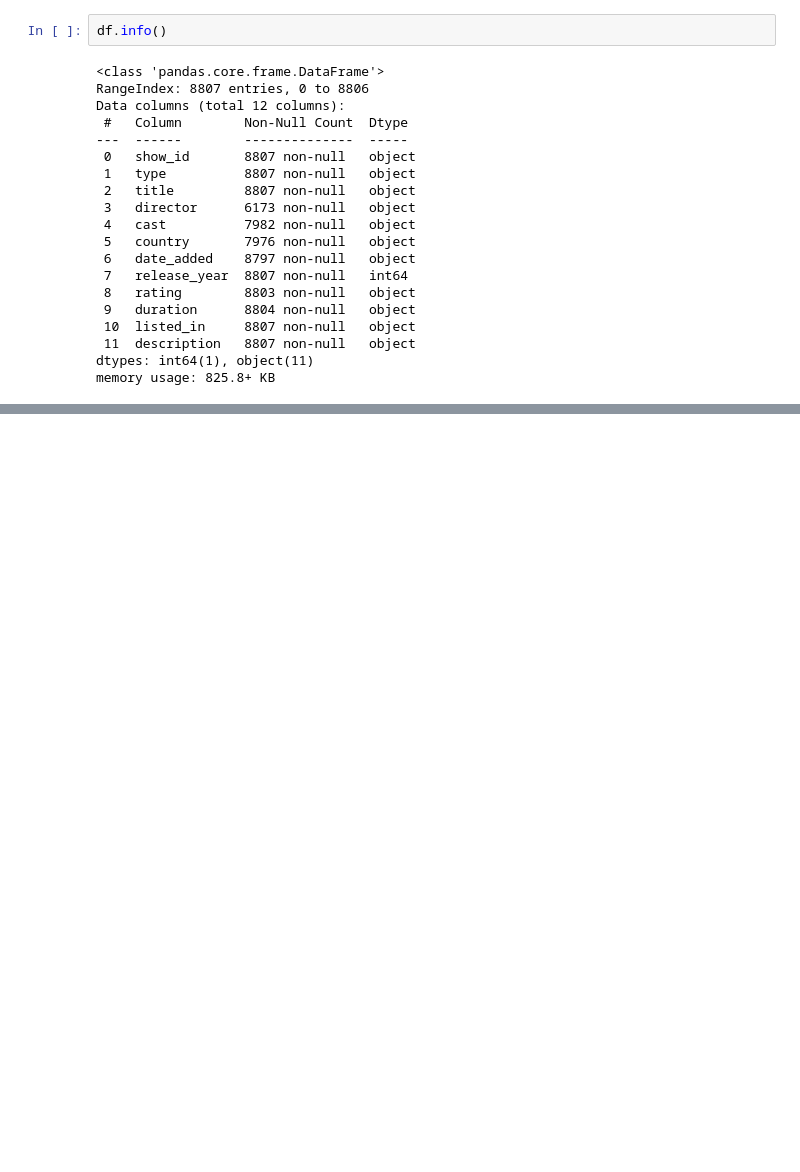
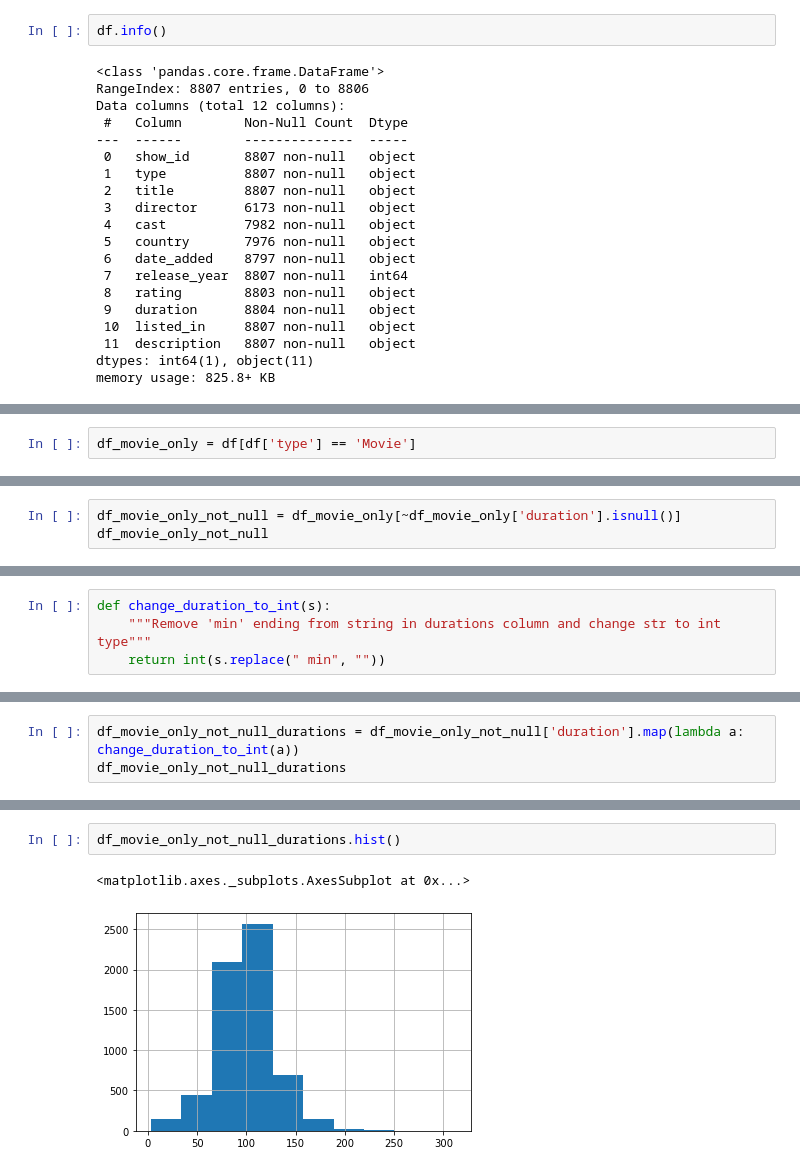
Before and after one commit to bartlomiejnowak94/Python-playground, a Jupyter notebook: Netflix Movies and TV Shows database/Netflix-Movies-and-TV-Shows-database.ipynb, the cells around one changed output, grey strips where cells are left out. Cells and saved outputs as stored; diff of their text form; blank space fills up the shorter version.

```diff
--- a/Netflix Movies and TV Shows database/Netflix-Movies-and-TV-Shows-database.ipynb
+++ b/Netflix Movies and TV Shows database/Netflix-Movies-and-TV-Shows-database.ipynb
@@ -52,0 +66,2 @@ sns.heatmap(df.isnull(), cbar = False)
+# %%
+df_movie_only = df[df['type'] == 'Movie']
@@ -52,0 +70,3 @@ sns.heatmap(df.isnull(), cbar = False)
+# %%
+df_movie_only_not_null = df_movie_only[~df_movie_only['duration'].isnull()]
+df_movie_only_not_null
@@ -52,0 +87,4 @@ sns.heatmap(df.isnull(), cbar = False)
+# %%
+def change_duration_to_int(s):
+    """Remove 'min' ending from string in durations column and change str to int type"""
+    return int(s.replace(" min", ""))
@@ -52,0 +95,3 @@ sns.heatmap(df.isnull(), cbar = False)
+# %%
+df_movie_only_not_null_durations = df_movie_only_not_null['duration'].map(lambda a: change_duration_to_int(a))
+df_movie_only_not_null_durations
@@ -52,0 +111,5 @@ sns.heatmap(df.isnull(), cbar = False)
+# %%
+df_movie_only_not_null_durations.hist()
+# %% [output]
+<matplotlib.axes._subplots.AxesSubplot at 0x...>
+[figure, added]
```
Also changed, not shown: parts of 13 cells of this notebook.
